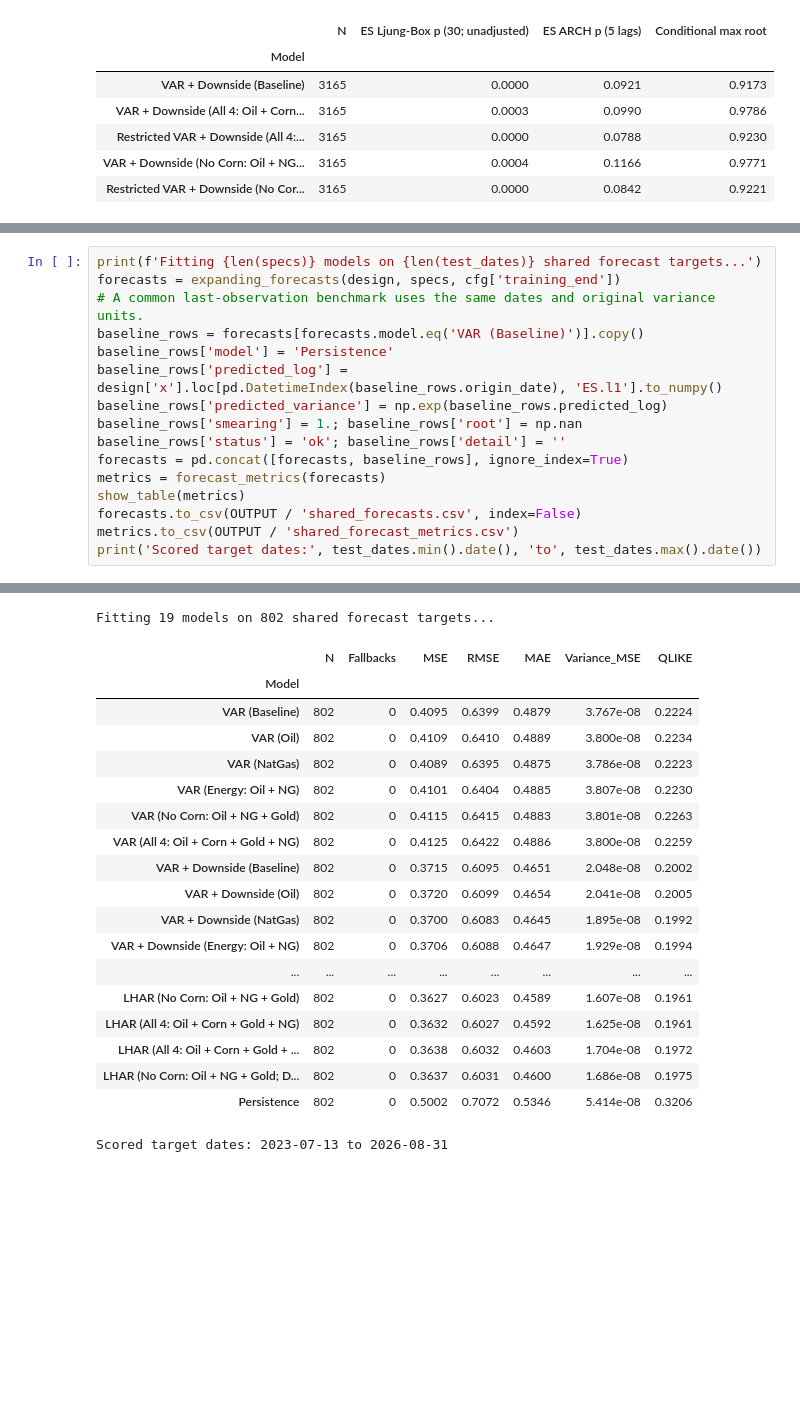
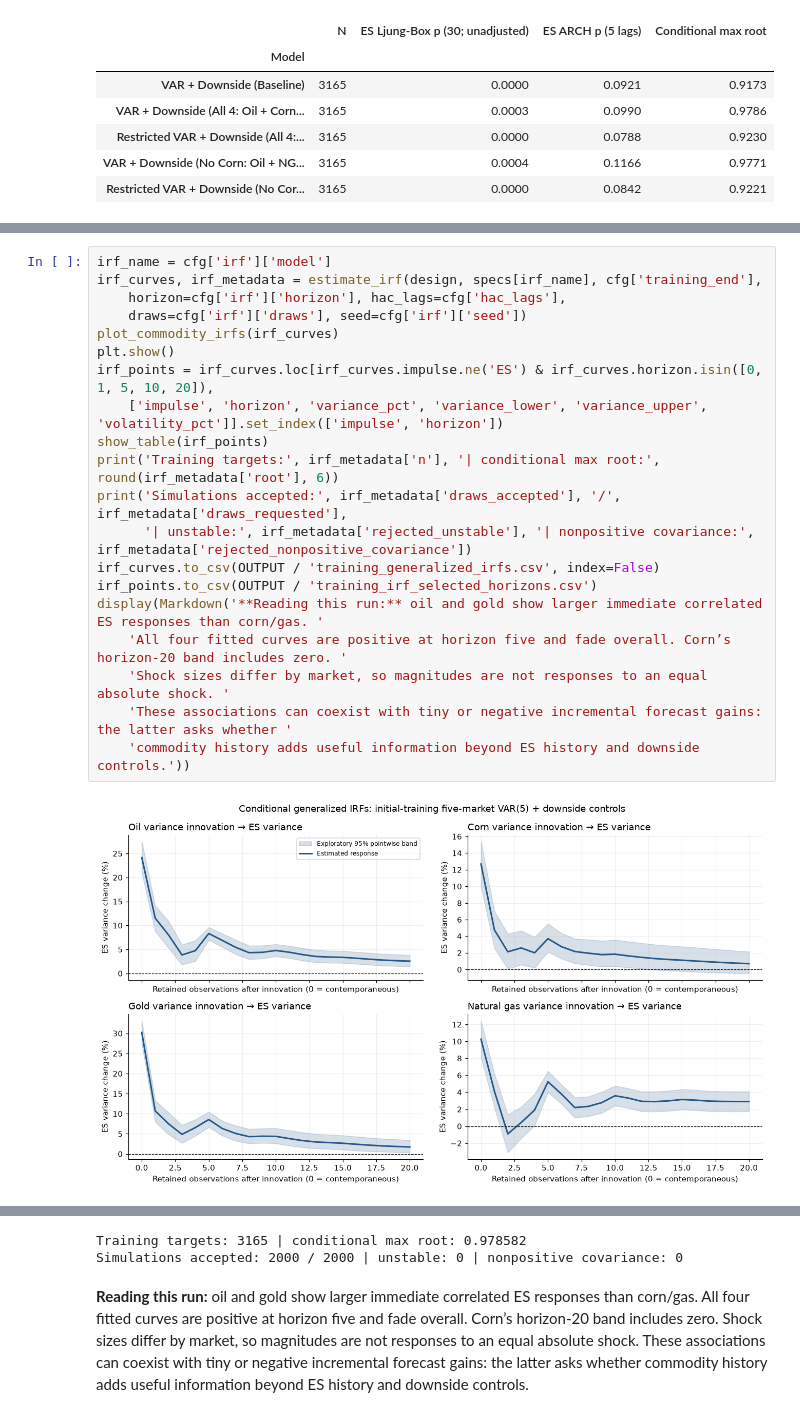
Before and after one commit to Deangr-econ/Quant_methods_project, a Jupyter notebook: VAR_QTFE.ipynb, the cells around one changed output, grey strips where cells are left out. Cells and saved outputs as stored; diff of their text form; blank space fills up the shorter version.

Commit message:
IMF curve

```diff
--- a/VAR_QTFE.ipynb
+++ b/VAR_QTFE.ipynb
@@ -361,17 +400,22 @@ retain their dates and are counted. No Gaussian forecast intervals are claimed.
 # %%
-print(f'Fitting {len(specs)} models on {len(test_dates)} shared forecast targets...')
-forecasts = expanding_forecasts(design, specs, cfg['training_end'])
-# A common last-observation benchmark uses the same dates and original variance units.
-baseline_rows = forecasts[forecasts.model.eq('VAR (Baseline)')].copy()
-baseline_rows['model'] = 'Persistence'
-baseline_rows['predicted_log'] = design['x'].loc[pd.DatetimeIndex(baseline_rows.origin_date), 'ES.l1'].to_numpy()
-baseline_rows['predicted_variance'] = np.exp(baseline_rows.predicted_log)
-baseline_rows['smearing'] = 1.; baseline_rows['root'] = np.nan
-baseline_rows['status'] = 'ok'; baseline_rows['detail'] = ''
-forecasts = pd.concat([forecasts, baseline_rows], ignore_index=True)
-metrics = forecast_metrics(forecasts)
-show_table(metrics)
-forecasts.to_csv(OUTPUT / 'shared_forecasts.csv', index=False)
-metrics.to_csv(OUTPUT / 'shared_forecast_metrics.csv')
-print('Scored target dates:', test_dates.min().date(), 'to', test_dates.max().date())
+irf_name = cfg['irf']['model']
+irf_curves, irf_metadata = estimate_irf(design, specs[irf_name], cfg['training_end'],
+    horizon=cfg['irf']['horizon'], hac_lags=cfg['hac_lags'],
+    draws=cfg['irf']['draws'], seed=cfg['irf']['seed'])
+plot_commodity_irfs(irf_curves)
+plt.show()
+irf_points = irf_curves.loc[irf_curves.impulse.ne('ES') & irf_curves.horizon.isin([0, 1, 5, 10, 20]),
+    ['impulse', 'horizon', 'variance_pct', 'variance_lower', 'variance_upper', 'volatility_pct']].set_index(['impulse', 'horizon'])
+show_table(irf_points)
+print('Training targets:', irf_metadata['n'], '| conditional max root:', round(irf_metadata['root'], 6))
+print('Simulations accepted:', irf_metadata['draws_accepted'], '/', irf_metadata['draws_requested'],
+      '| unstable:', irf_metadata['rejected_unstable'], '| nonpositive covariance:', irf_metadata['rejected_nonpositive_covariance'])
+irf_curves.to_csv(OUTPUT / 'training_generalized_irfs.csv', index=False)
+irf_points.to_csv(OUTPUT / 'training_irf_selected_horizons.csv')
+display(Markdown('**Reading this run:** oil and gold show larger immediate correlated ES responses than corn/gas. '
+    'All four fitted curves are positive at horizon five and fade overall. Corn’s horizon-20 band includes zero. '
+    'Shock sizes differ by market, so magnitudes are not responses to an equal absolute shock. '
+    'These associations can coexist with tiny or negative incremental forecast gains: the latter asks whether '
+    'commodity history adds useful information beyond ES history and downside controls.'))
 # %% [output]
+[figure, added]
@@ -378,20 +440,3 @@ print('Scored target dates:', test_dates.min().date(), 'to', test_dates.max().da
-Fitting 19 models on 802 shared forecast targets...
+Training targets: 3165 | conditional max root: 0.978582
+Simulations accepted: 2000 / 2000 | unstable: 0 | nonpositive covariance: 0
-|  | N | Fallbacks | MSE | RMSE | MAE | Variance_MSE | QLIKE |
-| Model |  |  |  |  |  |  |  |
-| VAR (Baseline) | 802 | 0 | 0.4095 | 0.6399 | 0.4879 | 3.767e-08 | 0.2224 |
-| VAR (Oil) | 802 | 0 | 0.4109 | 0.6410 | 0.4889 | 3.800e-08 | 0.2234 |
-| VAR (NatGas) | 802 | 0 | 0.4089 | 0.6395 | 0.4875 | 3.786e-08 | 0.2223 |
-| VAR (Energy: Oil + NG) | 802 | 0 | 0.4101 | 0.6404 | 0.4885 | 3.807e-08 | 0.2230 |
-| VAR (No Corn: Oil + NG + Gold) | 802 | 0 | 0.4115 | 0.6415 | 0.4883 | 3.801e-08 | 0.2263 |
-| VAR (All 4: Oil + Corn + Gold + NG) | 802 | 0 | 0.4125 | 0.6422 | 0.4886 | 3.800e-08 | 0.2259 |
-| VAR + Downside (Baseline) | 802 | 0 | 0.3715 | 0.6095 | 0.4651 | 2.048e-08 | 0.2002 |
-| VAR + Downside (Oil) | 802 | 0 | 0.3720 | 0.6099 | 0.4654 | 2.041e-08 | 0.2005 |
-| VAR + Downside (NatGas) | 802 | 0 | 0.3700 | 0.6083 | 0.4645 | 1.895e-08 | 0.1992 |
-| VAR + Downside (Energy: Oil + NG) | 802 | 0 | 0.3706 | 0.6088 | 0.4647 | 1.929e-08 | 0.1994 |
-| ... | ... | ... | ... | ... | ... | ... | ... |
-| LHAR (No Corn: Oil + NG + Gold) | 802 | 0 | 0.3627 | 0.6023 | 0.4589 | 1.607e-08 | 0.1961 |
-| LHAR (All 4: Oil + Corn + Gold + NG) | 802 | 0 | 0.3632 | 0.6027 | 0.4592 | 1.625e-08 | 0.1961 |
-| LHAR (All 4: Oil + Corn + Gold + ... | 802 | 0 | 0.3638 | 0.6032 | 0.4603 | 1.704e-08 | 0.1972 |
-| LHAR (No Corn: Oil + NG + Gold; D... | 802 | 0 | 0.3637 | 0.6031 | 0.4600 | 1.686e-08 | 0.1975 |
-| Persistence | 802 | 0 | 0.5002 | 0.7072 | 0.5346 | 5.414e-08 | 0.3206 |
-Scored target dates: 2023-07-13 to 2026-08-31
+**Reading this run:** oil and gold show larger immediate correlated ES responses than corn/gas. All four fitted curves are positive at horizon five and fade overall. Corn’s horizon-20 band includes zero. Shock sizes differ by market, so magnitudes are not responses to an equal absolute shock. These associations can coexist with tiny or negative incremental forecast gains: the latter asks whether commodity history adds useful information beyond ES history and downside controls.
```
Also changed, not shown: parts of 13 cells of this notebook, 9 other files.
